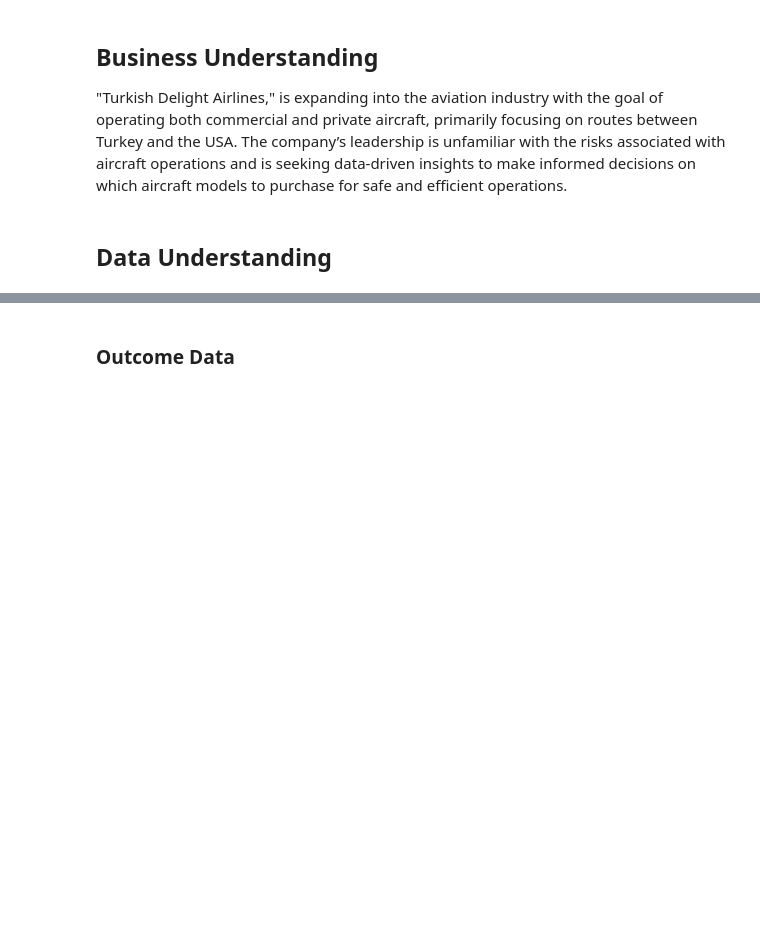
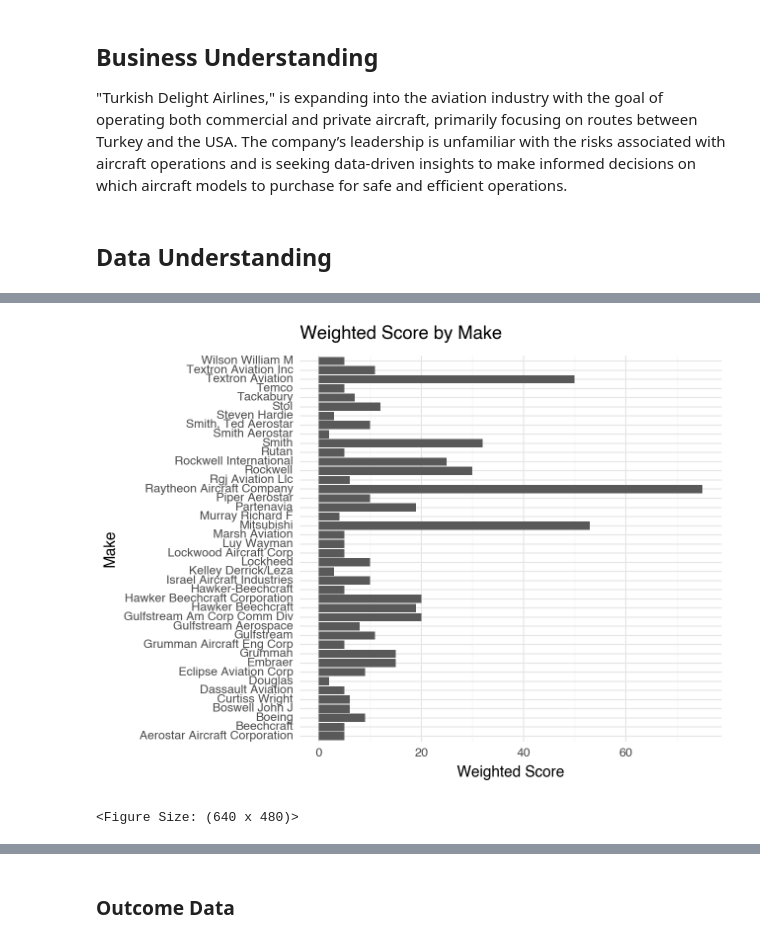
Before and after one commit to orcuncanlilar/aircraft-selection-strategy, a Jupyter notebook: aircraft_selection_strategy.ipynb, the cells around one changed output, grey strips where cells are left out. Drawn from its saved outputs; the diff is of its cells as text; code cells hidden in the pictures; blank space fills up the shorter version.

```diff
--- a/aircraft_selection_strategy.ipynb
+++ b/aircraft_selection_strategy.ipynb
@@ -161,0 +171,21 @@ Name: Animal Type, dtype: int64
+# %%
+aviation_data_filtered_by_top_risky_make = aviation_data[~aviation_data['Make'].isin(['Cessna', 'Piper', 'Beech', 'Aero Commander'])]
+# create another column called 'Weighed Injuries' which calculated a score with the following formula: total fatal injuries * 0.5 + total serious injuries * 0.3 + total minor injuries * 0.2
+aviation_data_filtered_by_top_risky_make['Weighted Score'] = aviation_data_filtered_by_top_risky_make['Total Fatal Injuries'] * 5\
++ aviation_data_filtered_by_top_risky_make['Total Serious Injuries'] * 3\
++ aviation_data_filtered_by_top_risky_make['Total Minor Injuries'] * 2
+# %%
+temp_df = aviation_data_filtered_by_top_risky_make.groupby('Make')['Weighted Score'].sum().sort_values(ascending=False).reset_index()
+temp_df = temp_df[temp_df['Weighted Score'] != 0].sort_values(by='Weighted Score', ascending=False)
+# create a bar chart with the make and the weighted score
+(
+    ggplot(temp_df, aes(x='Make', y='Weighted Score')) +
+    geom_col() +
+    coord_flip() +
+    theme(axis_text_x=element_text(rotation=45, hjust=1)) +
+    labs(title='Weighted Score by Make', x='Make', y='Weighted Score') +
+    theme_minimal()
+)
+# %% [output]
+[figure, added]
+<Figure Size: (640 x 480)>
```
Also changed, not shown: parts of 81 cells of this notebook, 3 other files.
